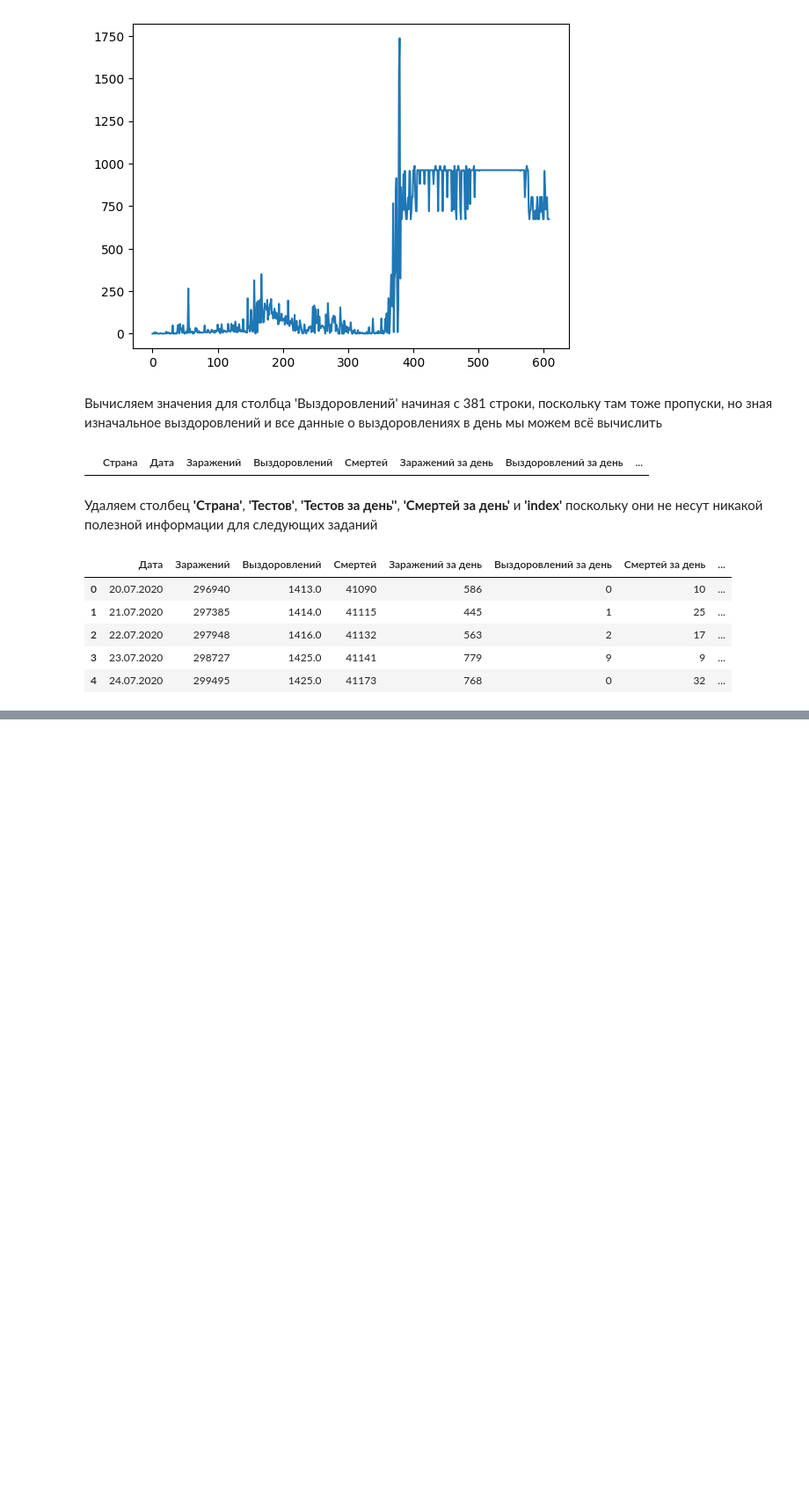
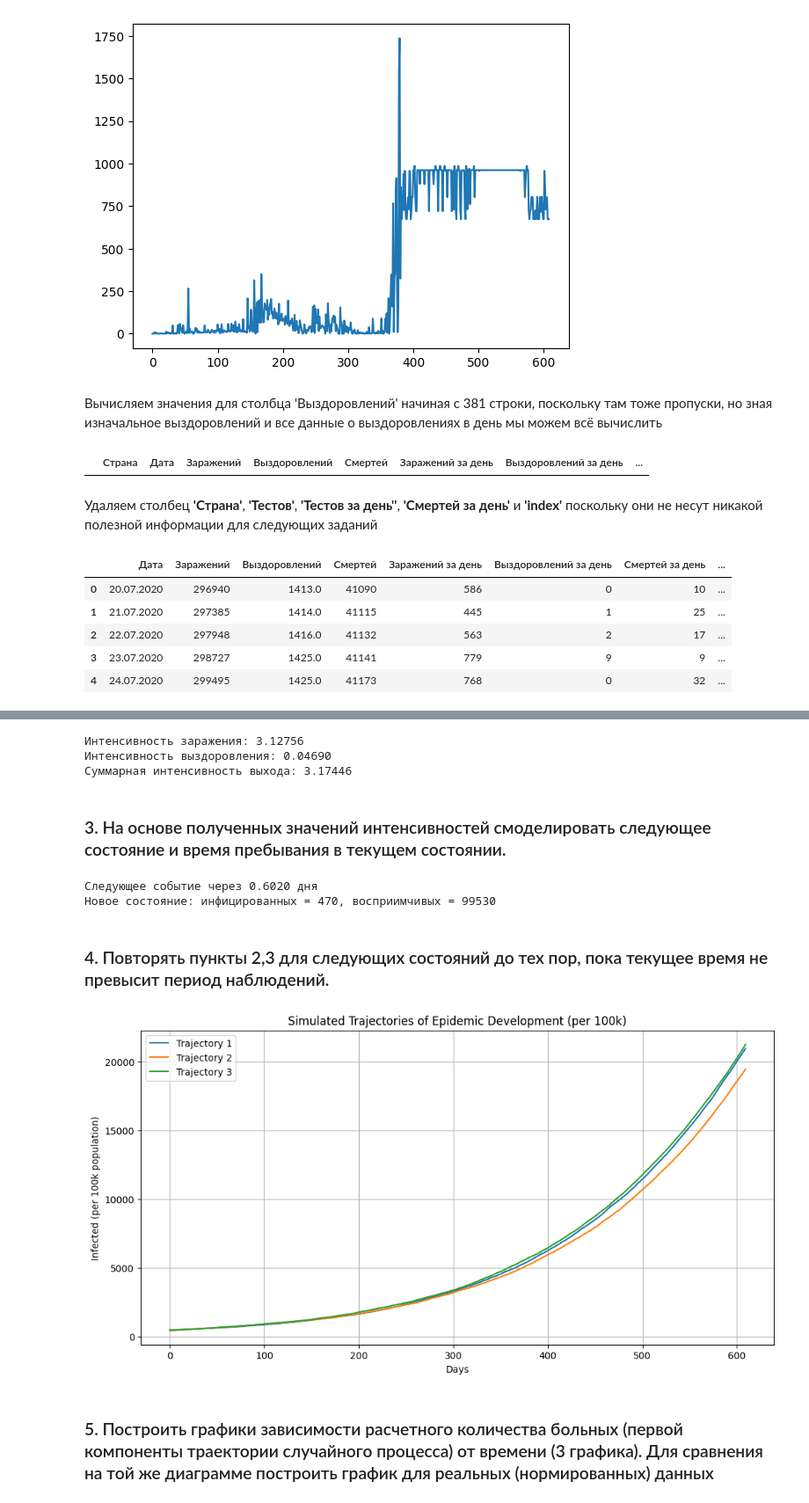
Before and after one commit to Artemiadze/Data-Science-in-Medicine, a Jupyter notebook: Markov_Models/Vlasov_Artyom_Markov_Model.ipynb, the cells around one changed output, grey strips where cells are left out. Shown: that part at 88% size. Saved outputs shown, nothing was run; the diff lists cells and outputs as text; code cells hidden in the pictures; blank space fills up the shorter version.

```diff
--- a/Markov_Models/Vlasov_Artyom_Markov_Model.ipynb
+++ b/Markov_Models/Vlasov_Artyom_Markov_Model.ipynb
@@ -109,0 +146,49 @@ df.head()
+# %%
+lambda_infect, lambda_recover, lambda_total = compute_intensities(initial_infected, initial_susceptible, BETA, GAMMA)
+
+print(f"Интенсивность заражения: {lambda_infect:.5f}")
+print(f"Интенсивность выздоровления: {lambda_recover:.5f}")
+print(f"Суммарная интенсивность выхода: {lambda_total:.5f}")
+# %% [output]
+Интенсивность заражения: 3.12756
+Интенсивность выздоровления: 0.04690
+Суммарная интенсивность выхода: 3.17446
+# %% [markdown]
+### 3. На основе полученных значений интенсивностей смоделировать следующее состояние и время пребывания в текущем состоянии.
+# %%
+def next_event(i, j, beta, gamma):
+    """
+    Вычисление времени до следующего события и обновление состояния системы
+    :param i: Число зараженных
+    :param j: Число восприимчивых
+    :param beta: Параметр заражения
+    :param gamma: Параметр выздоровления
+    :return: Время до следующего события, новое число зараженных и восприимчивых
+    """
+    lambda_infect, lambda_recover, lambda_total = compute_intensities(i, j, beta, gamma)
+
+    if lambda_total == 0:
+        return np.inf, i, j  # Больше переходов нет
+
+    dt = np.random.exponential(1 / lambda_total)  # Время до следующего события
+
+    # Выбор типа события
+    event = np.random.choice(['infect', 'recover'], p=[lambda_infect / lambda_total, lambda_recover / lambda_total])
+
+    if event == 'infect' and j > 0:
+        i += 1
+        j -= 1
+    elif event == 'recover' and i > 0:
+        i -= 1
+
+    return dt, i, j
+# %%
+dt, next_i, next_j = next_event(initial_infected, initial_susceptible, BETA, GAMMA)
+
+print(f"Следующее событие через {dt:.4f} дня")
+print(f"Новое состояние: инфицированных = {next_i}, восприимчивых = {next_j}")
+# %% [output]
+Следующее событие через 0.6020 дня
+Новое состояние: инфицированных = 470, восприимчивых = 99530
+# %% [markdown]
+### 4. Повторять пункты 2,3 для следующих состояний до тех пор, пока текущее время не превысит период наблюдений.
@@ -109,0 +232,17 @@ df.head()
+# %%
+# Визуализация результатов
+plt.figure(figsize=(12, 6))
+
+for idx, (times, infected, _) in enumerate(trajectories):
+    plt.step(times, infected, where='post', label=f'Trajectory {idx + 1}')
+
+plt.xlabel('Days')
+plt.ylabel('Infected (per 100k population)')
+plt.title('Simulated Trajectories of Epidemic Development (per 100k)')
+plt.legend()
+plt.grid(True)
+plt.show()
+# %% [output]
+[figure, added]
+# %% [markdown]
+### 5. Построить графики зависимости расчетного количества больных (первой компоненты траектории случайного процесса) от времени (3 графика). Для сравнения на той же диаграмме построить график для реальных (нормированных) данных
```
Also changed, not shown: parts of 9 cells of this notebook.
